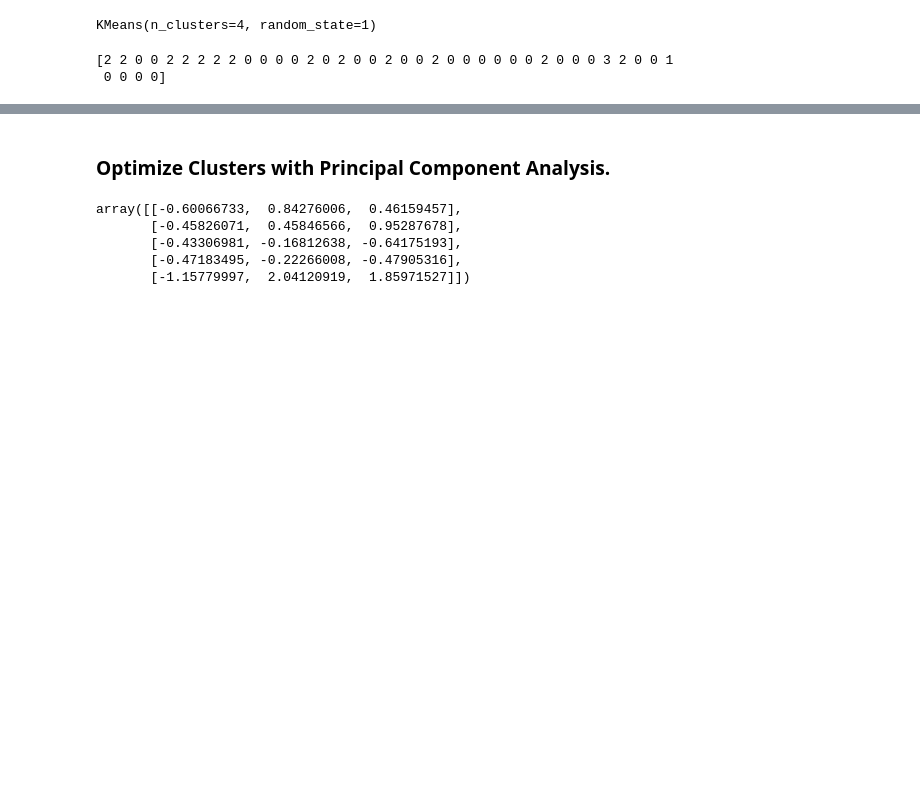
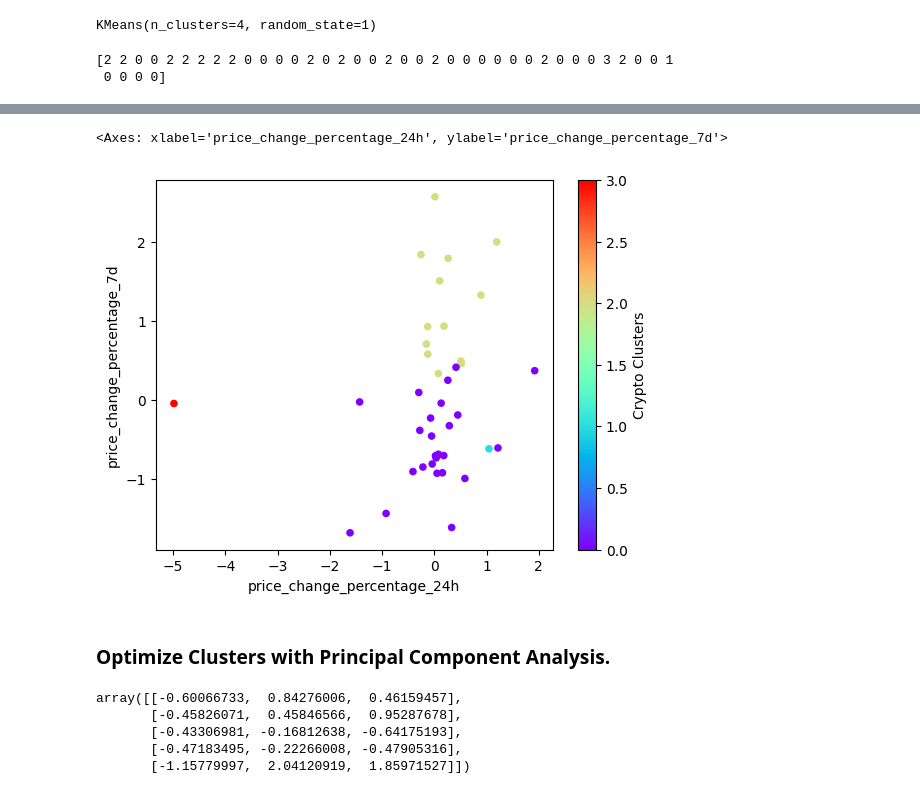
Before and after one commit to lucheuer/CryptoClustering, a Jupyter notebook: Crypto_Clustering.ipynb, the cells around one changed output, grey strips where cells are left out. Saved outputs shown, nothing was run; the diff lists cells and outputs as text; code cells hidden in the pictures; blank space fills up the shorter version.

```diff
--- a/Crypto_Clustering.ipynb
+++ b/Crypto_Clustering.ipynb
@@ -184,7 +184,16 @@ crypto_predictions.head()
 # %%
 # Create a scatter plot using Pandas plot by setting
 # `x="price_change_percentage_24h"` and `y="price_change_percentage_7d"`.
 # Use "rainbow" for the color to better visualize the data.
+crypto_predictions.plot.scatter(
+    x = 'price_change_percentage_24h',
+    y = 'price_change_percentage_7d',
+    c = 'Crypto Clusters',
+    colormap= 'rainbow'
+)
+# %% [output]
+<Axes: xlabel='price_change_percentage_24h', ylabel='price_change_percentage_7d'>
+[figure, added]
 # %% [markdown]
 ### Optimize Clusters with Principal Component Analysis.
 # %%
```
Also changed, not shown: parts of 5 cells of this notebook.
